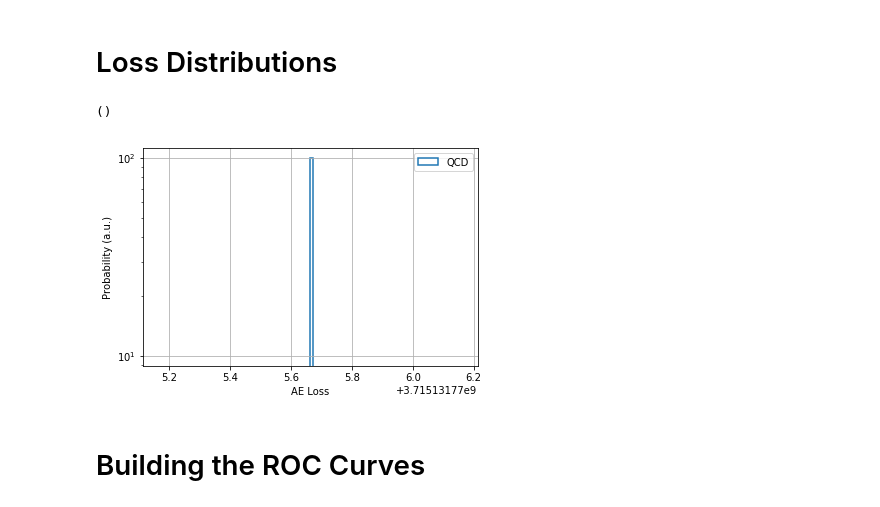
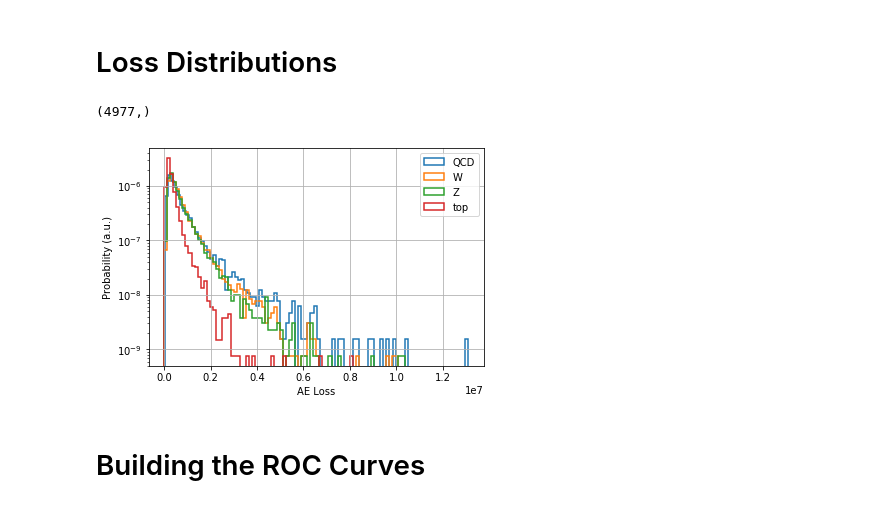
Before and after one commit to pierinim/tutorials, a Jupyter notebook: HiggsSchool/Notebook6_AE_RNN.ipynb, the cells around one changed output. Drawn from its saved outputs; the diff is of its cells as text; code cells hidden in the pictures.

```diff
--- a/HiggsSchool/Notebook6_AE_RNN.ipynb
+++ b/HiggsSchool/Notebook6_AE_RNN.ipynb
@@ -138,7 +138,7 @@ autoencoder = Model(inputs=inputList, outputs=outputList)
 #
 #autoencoder = Model(inputs=inputList, outputs=x)
 # %%
-autoencoder.compile(loss='mse', optimizer='adam')
+autoencoder.compile(loss='%cat', optimizer='adam')
 autoencoder.summary()
 # %% [output]
 _________________________________________________________________
@@ -227,11 +227,9 @@ for i in range(len(labels)):
 # %%
 def mse(List_in, List_out):
     mse = (List_out-List_in)*(List_out-List_in)
-    # sum over channel
+    # sum over features
     mse = np.sum(mse,axis=-1)
-    # sum over y
-    mse = np.sum(mse, axis=-1)
-    # sum over x
+    # sum over particles
     mse = np.sum(mse, axis=-1)
     return mse
 # %%
@@ -242,25 +240,25 @@ for i in range(len(labels)):
 # %%
 print(lossQCD.shape)
 # %% [output]
-()
+(4977,)
 # %%
-#maxScore = np.max(lossQCD)
+maxScore = np.max(lossQCD)
 # plot QCD
 plt.figure()
 #plt.hist(lossQCD, bins=100, label='QCD', density=True, range=(0, maxScore),
 plt.hist(lossQCD, bins=100, label='QCD', density=True,
          histtype='step', fill=False, linewidth=1.5)
-#for i in range(len(labels)):
-#    plt.hist(loss_anomaly[i], bins=100, label=labels[i], density=True, range=(0, maxScore),
-#            histtype='step', fill=False, linewidth=1.5)
+for i in range(len(labels)):
+    plt.hist(loss_anomaly[i], bins=100, label=labels[i], density=True, range=(0, maxScore),
+            histtype='step', fill=False, linewidth=1.5)
 plt.semilogy()
 plt.xlabel("AE Loss")
 plt.ylabel("Probability (a.u.)")
 plt.grid(True)
 plt.legend(loc='upper right')
 plt.show()
 # %% [output]
-[figure, old version]
+[figure, new version]
 # %% [markdown]
 # Building the ROC Curves
 # %%
```
Also changed, not shown: parts of 1 cell of this notebook, 1 other file.
